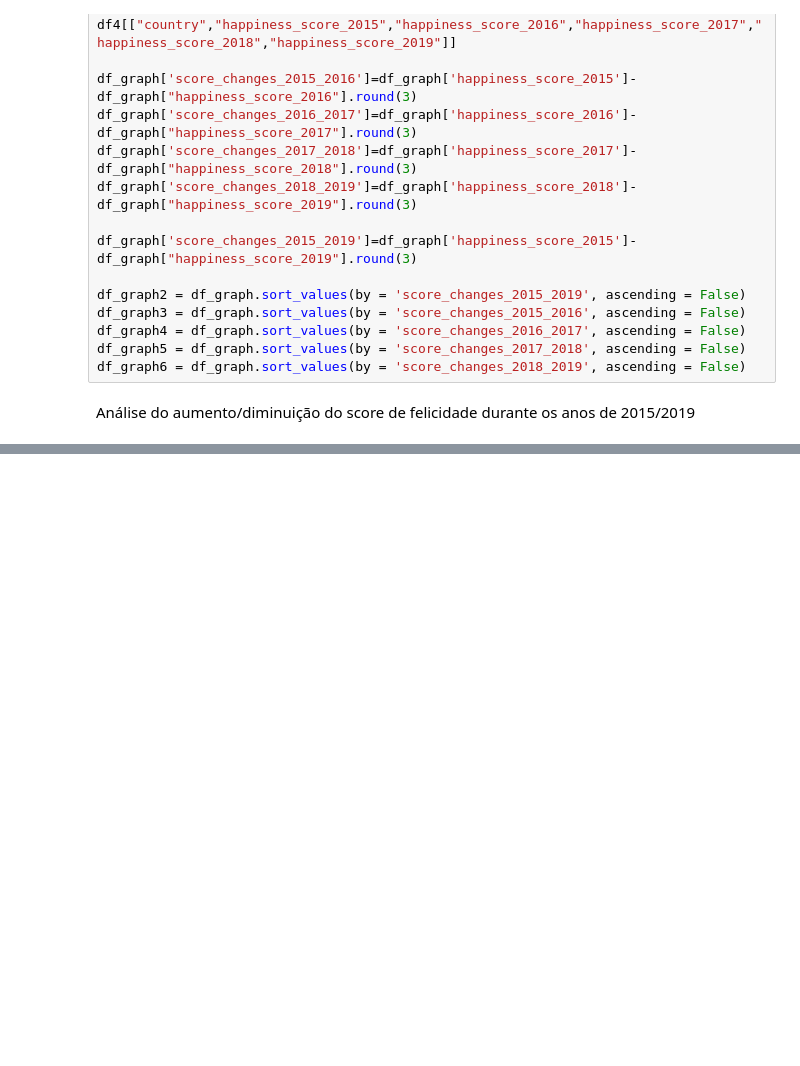
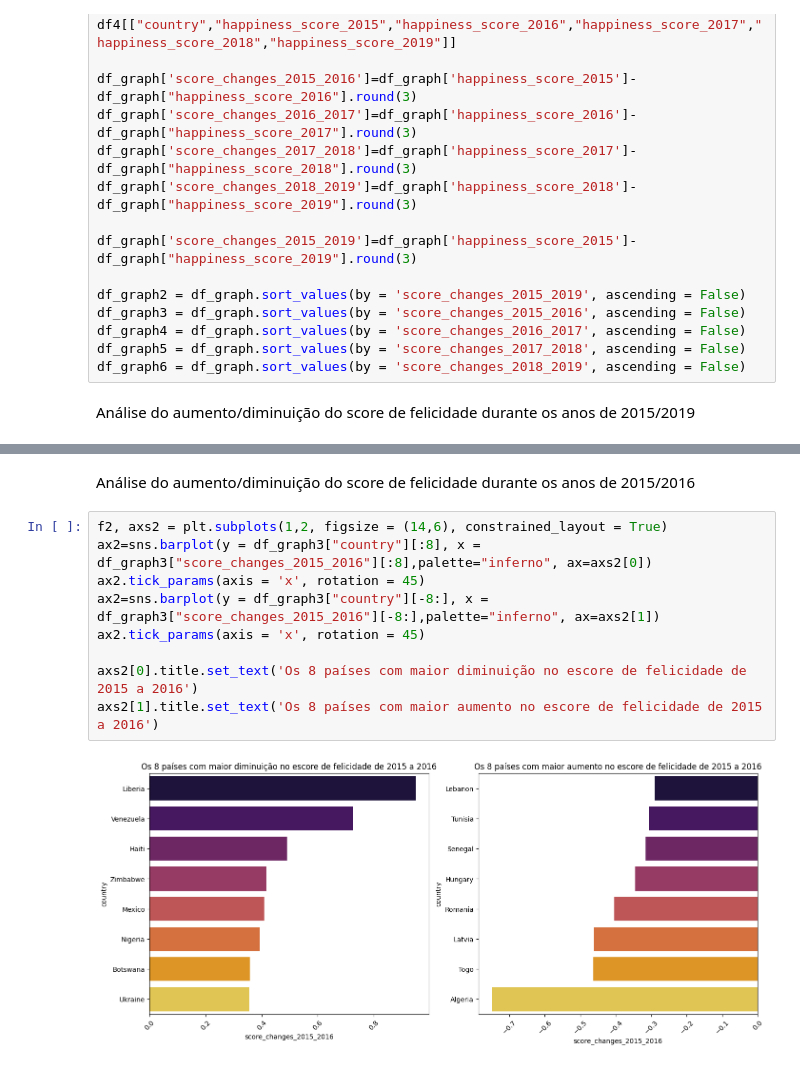
Before and after one commit to crismassaneiro/world-happiness-report, a Jupyter notebook: analisys.ipynb, the cells around one changed output, grey strips where cells are left out. Cells and saved outputs as stored; diff of their text form; blank space fills up the shorter version.

Commit message:
Análise do aumento/diminuição do score de felicidade durante os anos de 2015/16/17/18/19

```diff
--- a/analisys.ipynb
+++ b/analisys.ipynb
@@ -153,0 +154,13 @@ axs2[1].title.set_text('Os 8 países com maior aumento no escore de felicidade d
+# %% [markdown]
+Análise do aumento/diminuição do score de felicidade durante os anos de 2015/2016
+# %%
+f2, axs2 = plt.subplots(1,2, figsize = (14,6), constrained_layout = True)
+ax2=sns.barplot(y = df_graph3["country"][:8], x = df_graph3["score_changes_2015_2016"][:8],palette="inferno", ax=axs2[0])
+ax2.tick_params(axis = 'x', rotation = 45)
+ax2=sns.barplot(y = df_graph3["country"][-8:], x = df_graph3["score_changes_2015_2016"][-8:],palette="inferno", ax=axs2[1])
+ax2.tick_params(axis = 'x', rotation = 45)
+
+axs2[0].title.set_text('Os 8 países com maior diminuição no escore de felicidade de 2015 a 2016')
+axs2[1].title.set_text('Os 8 países com maior aumento no escore de felicidade de 2015 a 2016')
+# %% [output]
+[figure, added]
```
Also changed, not shown: parts of 7 cells of this notebook.
